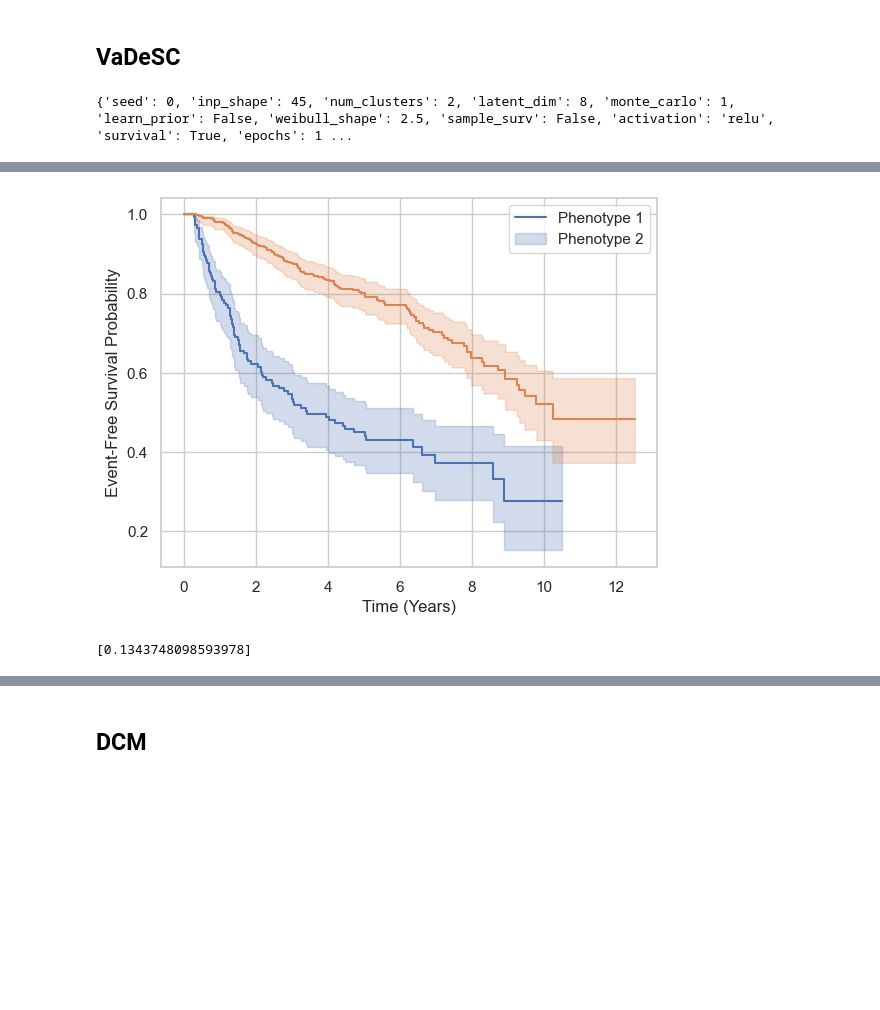
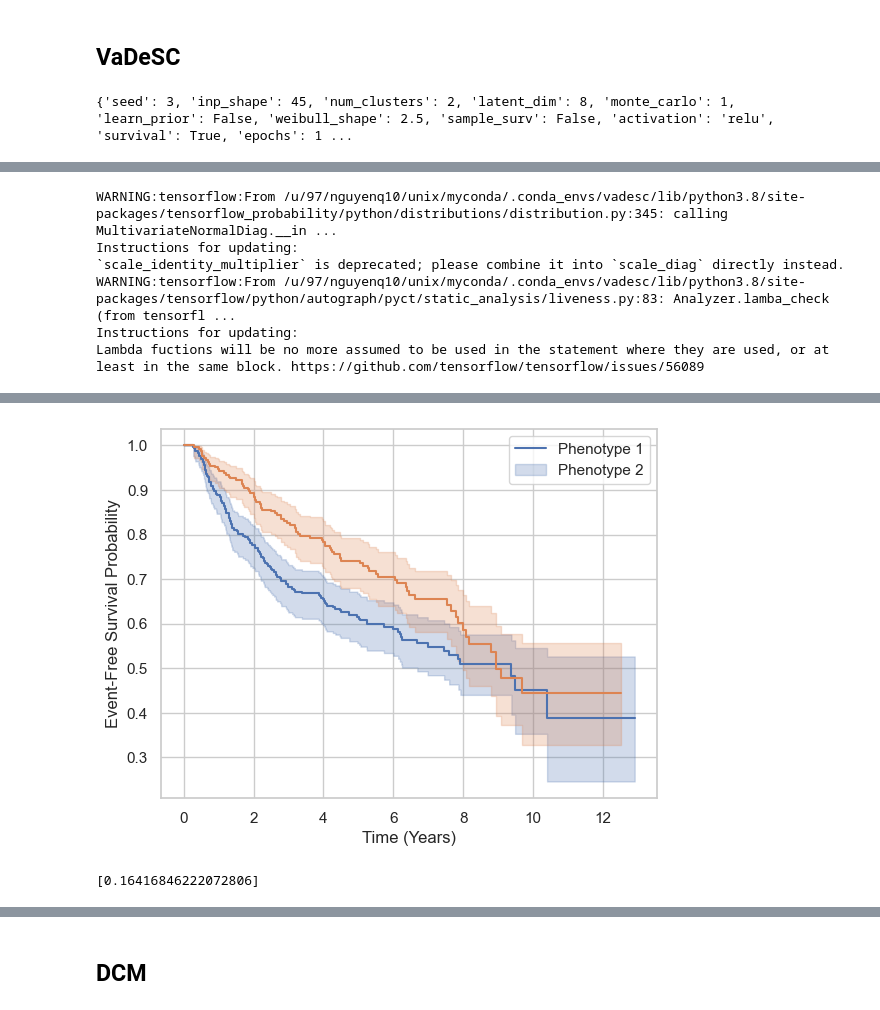
Before and after one commit to quan-possible/cancer-clusters1, a Jupyter notebook: notebooks/radcure/compare.ipynb, the cells around one changed output, grey strips where cells are left out. Saved outputs shown, nothing was run; the diff lists cells and outputs as text; code cells hidden in the pictures; blank space fills up the shorter version.

```diff
--- a/notebooks/radcure/compare.ipynb
+++ b/notebooks/radcure/compare.ipynb
@@ -39,9 +44,10 @@ from datasets.radcure import load_radcure
 from sklearn.model_selection import train_test_split
 
 
-cfg0 = config_radcure()
+
+cfg0["seed"] = seed = 3
 path = "/u/97/nguyenq10/unix/HUS/cancer-clusters/datasets/radcure/clinical_train.csv"
-x, y = load_radcure(path)
+x, y, cfg0 = load_radcure(path)
 
 x_tr, x_val, y_tr, y_val = train_test_split(
     x, y, train_size=cfg0["train_size"], random_state=cfg0["seed"])
@@ -58,9 +64,17 @@ from utils.utils import get_purity
 
 param_grid = {'num_clusters': [2],
               'learning_rate': [1e-3],
-              "seed": [0],
+              "seed": [seed],
               "layers": [[50, 100]]
               }
+
+# param_grid = {'num_clusters': [2],
+#               'learning_rate': [1e-3],
+#               "weibull_shape": [2.],
+#               "seed": [0],
+#               "layers": [[32, 64]],
+#               "activation": ["selu"],
+#               }
 
 params = ParameterGrid(param_grid)
 
@@ -68,11 +82,11 @@ models = []
 for param in params:
     cfg = {k: param[k] if k in param else v for k, v in cfg0.items()}
     print(cfg)
-    model, (x_tr, x_val, y_tr, y_val) = train(x, y, config=cfg)
+    model, _ = train(x_tr, y_tr, config=cfg, validation_data=(x_val, y_val))
     models.append(model)
     phe_val = model.get_phenotypes(x_val, y_val)
     print(get_purity(y_val, phe_val))
 
 vadesc = models[0]
 # %% [output]
-{'seed': 0, 'inp_shape': 45, 'num_clusters': 2, 'latent_dim': 8, 'monte_carlo': 1, 'learn_prior': False, 'weibull_shape': 2.5, 'sample_surv': False, 'activation': 'relu', 'survival': True, 'epochs': 1 ...
+{'seed': 3, 'inp_shape': 45, 'num_clusters': 2, 'latent_dim': 8, 'monte_carlo': 1, 'learn_prior': False, 'weibull_shape': 2.5, 'sample_surv': False, 'activation': 'relu', 'survival': True, 'epochs': 1 ...
@@ -78,0 +102,6 @@ vadesc = models[0]
+WARNING:tensorflow:From /u/97/nguyenq10/unix/myconda/.conda_envs/vadesc/lib/python3.8/site-packages/tensorflow_probability/python/distributions/distribution.py:345: calling MultivariateNormalDiag.__in ...
+Instructions for updating:
+`scale_identity_multiplier` is deprecated; please combine it into `scale_diag` directly instead.
+WARNING:tensorflow:From /u/97/nguyenq10/unix/myconda/.conda_envs/vadesc/lib/python3.8/site-packages/tensorflow/python/autograph/pyct/static_analysis/liveness.py:83: Analyzer.lamba_check (from tensorfl ...
+Instructions for updating:
+Lambda fuctions will be no more assumed to be used in the statement where they are used, or at least in the same block. https://github.com/tensorflow/tensorflow/issues/56089
@@ -79,4 +113,4 @@ vadesc = models[0]
-[figure, old version]
+[figure, new version]
-[0.1343748098593978]
+[0.16416846222072806]
 # %%
 from pandas import DataFrame
```
Also changed, not shown: parts of 10 cells of this notebook, 17 other files.
